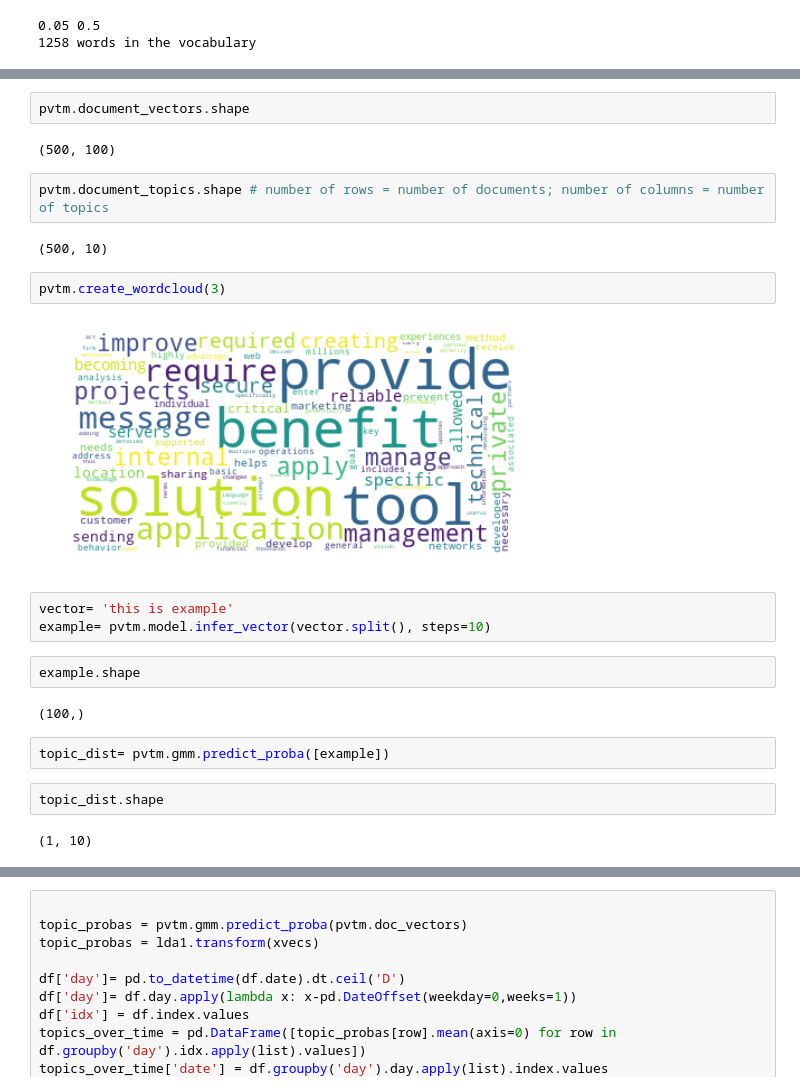
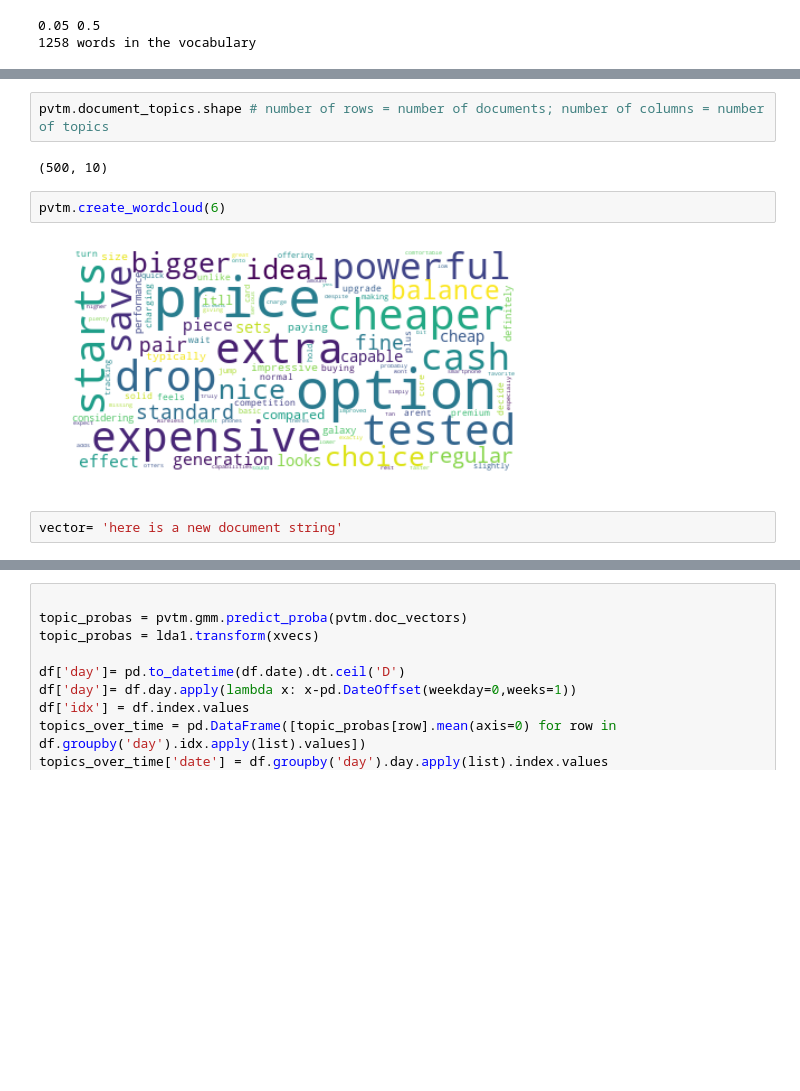
Before and after one commit to davidlenz/pvtm, a Jupyter notebook: class_PVTM.ipynb, the cells around one changed output, grey strips where cells are left out. Saved outputs shown, nothing was run; the diff lists cells and outputs as text; blank space fills up the shorter version.

```diff
--- a/class_PVTM.ipynb
+++ b/class_PVTM.ipynb
@@ -206,26 +251,11 @@ BIC: -168564.77857572067
 Cluster Center Computation
-# %%
-pvtm.document_vectors.shape
-# %% [output]
-(500, 100)
 # %%
 pvtm.document_topics.shape # number of rows = number of documents; number of columns = number of topics
 # %% [output]
 (500, 10)
 # %%
-pvtm.create_wordcloud(3)
+pvtm.create_wordcloud(6)
 # %% [output]
-[figure, old version]
+[figure, new version]
-# %%
-vector= 'this is example'
-example= pvtm.model.infer_vector(vector.split(), steps=10)
-# %%
-example.shape
-# %% [output]
-(100,)
-# %%
-topic_dist= pvtm.gmm.predict_proba([example])
-# %%
-topic_dist.shape
-# %% [output]
-(1, 10)
+# %%
+vector= 'here is a new document string'
```
Also changed, not shown: parts of 10 cells of this notebook.
